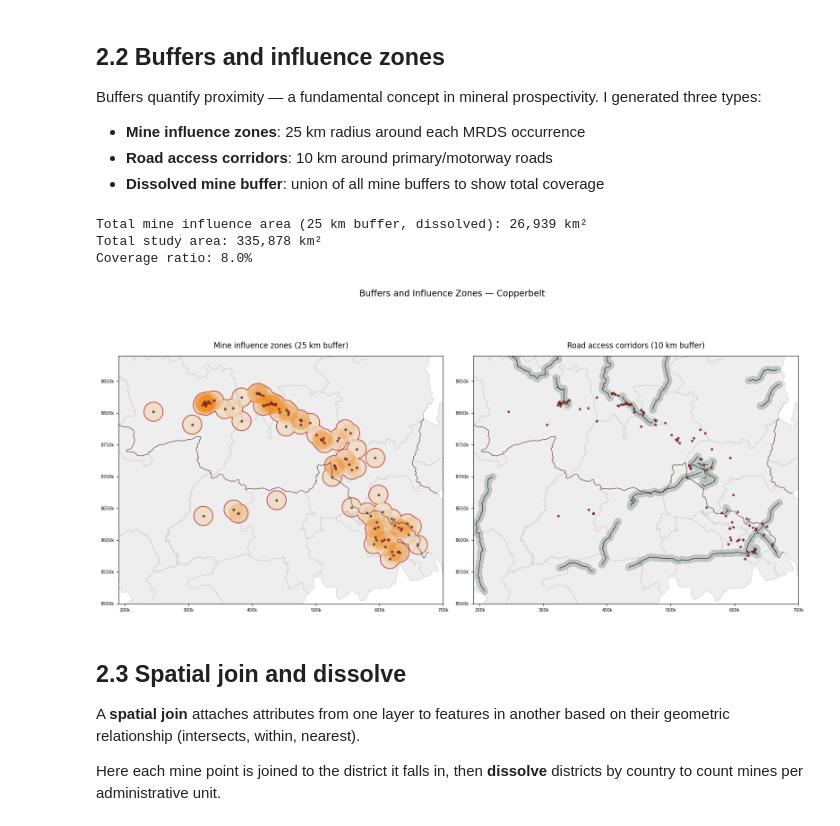
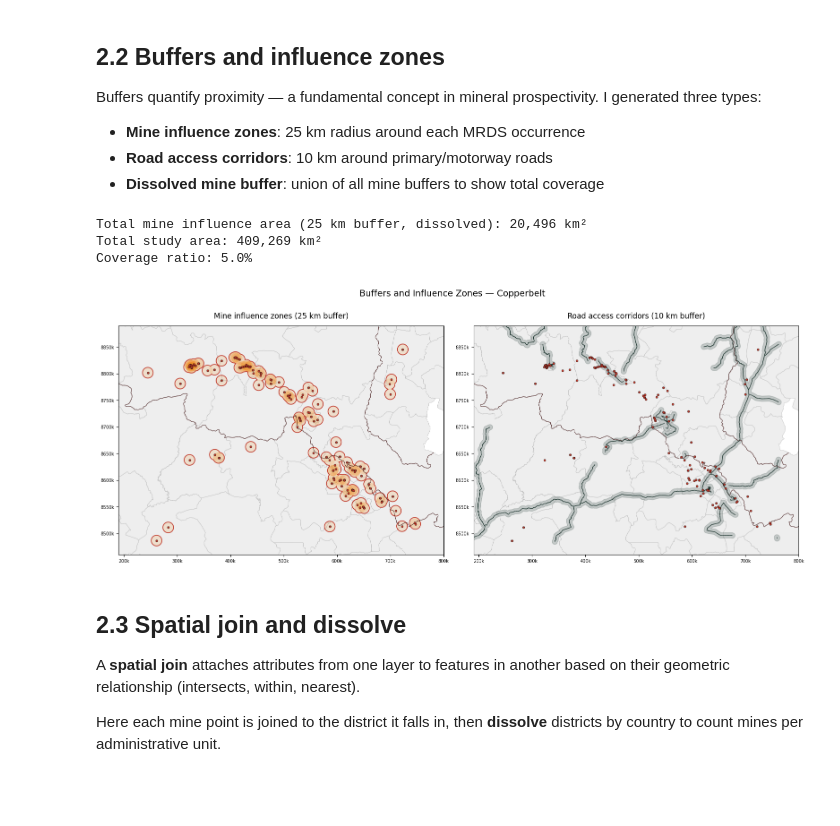
Before and after one commit to jlima-geol/spatial-history-cuco-mining, a Jupyter notebook: notebooks/ii.mining_core.ipynb, the cells around one changed output. Cells and saved outputs as stored; diff of their text form; code cells hidden in the pictures; blank space fills up the shorter version.

Commit message:
Update study area and remake outputs

```diff
--- a/notebooks/ii.mining_core.ipynb
+++ b/notebooks/ii.mining_core.ipynb
@@ -41,18 +40,24 @@ sys.path.append(str(PROJECT_ROOT / "src"))
 
 from obtain_remote_data import (
     COPPERBELT_BBOX,
+    CRS_PROJ,
+    CRS_GEO,
+    PROJECT_ROOT,
     DATA_RAW,
+    DATA_PROCESSED,
+    MAPS_OUT,
+    FIGURES_OUT,
     load_full_copperbelt_admin,
     load_mrds,
     load_overture_data,
     load_srtm,
 )
 
-MAPS_OUT = PROJECT_ROOT / "outputs" / "maps" / "mining_core"
-MAPS_OUT.mkdir(parents=True, exist_ok=True)
+MAPS_OUT = MAPS_OUT / "mining_core"
+FIGURES_OUT = FIGURES_OUT / "mining_core"
 
-DATA_PROCESSED = PROJECT_ROOT / "outputs" / "processed"
-DATA_PROCESSED.mkdir(parents=True, exist_ok=True)
+for _d in (DATA_RAW, DATA_PROCESSED, MAPS_OUT, FIGURES_OUT):
+    _d.mkdir(parents=True, exist_ok=True)
 # %% [markdown]
 ### Load raw data
 # %%
@@ -106,18 +111,16 @@ Key concepts:
 - The CRS must be consistent across all layers before any spatial operation
 - The original WGS84 layers are kept for plotting; projected layers are used only for analysis
 # %%
-TARGET_CRS = "EPSG:32735"  # UTM zone 35S — metres
+mrds_utm      = mrds.to_crs(CRS_PROJ)
+districts_utm = districts.to_crs(CRS_PROJ)
+countries_utm = countries.to_crs(CRS_PROJ)
+roads_utm     = roads.to_crs(CRS_PROJ)
+water_utm     = water.to_crs(CRS_PROJ)
+infra_utm     = infrastructure.to_crs(CRS_PROJ)
 
-mrds_utm      = mrds.to_crs(TARGET_CRS)
-districts_utm = districts.to_crs(TARGET_CRS)
-countries_utm = countries.to_crs(TARGET_CRS)
-roads_utm     = roads.to_crs(TARGET_CRS)
-water_utm     = water.to_crs(TARGET_CRS)
-infra_utm     = infrastructure.to_crs(TARGET_CRS)
-
-bbox_poly = gpd.GeoSeries([box(*COPPERBELT_BBOX)], crs="EPSG:4326").to_crs(TARGET_CRS)
+bbox_poly = gpd.GeoSeries([box(*COPPERBELT_BBOX)], crs=CRS_GEO).to_crs(CRS_PROJ)
 #print(bbox_poly.total_bounds)
-xmin, ymin, xmax, ymax = [190000, 8500000, 700000, 8890000]  # manually adjusted to better fit the study area and exclude outliers
+xmin, ymin, xmax, ymax = [190000, 8460000, 800000, 8890000]  # manually adjusted to better fit the study area and exclude outliers
 
 print("CRS check:")
 print(f"  mrds_utm      → {mrds_utm.crs}")
@@ -149,7 +152,7 @@ Buffers quantify proximity — a fundamental concept in mineral prospectivity. I
 - **Dissolved mine buffer**: union of all mine buffers to show total coverage
 # %%
 # --- Mine influence zones (15 km)
-MINE_BUFFER_KM = 15_000   # metres
+MINE_BUFFER_KM = 10_000   # metres
 
 mine_buffers = mrds_utm.copy()
 mine_buffers["geometry"] = mrds_utm.buffer(MINE_BUFFER_KM)
@@ -170,15 +173,15 @@ print(f"Total mine influence area (25 km buffer, dissolved): {mine_coverage_km2:
 print(f"Total study area: {study_area.area/1e6:,.0f} km²")
 print(f"Coverage ratio: {mine_coverage_km2 / (study_area.area/1e6):.1%}")
 # %% [output]
-Total mine influence area (25 km buffer, dissolved): 26,939 km²
-Total study area: 335,878 km²
-Coverage ratio: 8.0%
+Total mine influence area (25 km buffer, dissolved): 20,496 km²
+Total study area: 409,269 km²
+Coverage ratio: 5.0%
 # %%
 fig, axes = plt.subplots(1, 2, figsize=(16, 8))
 
 for ax in axes:
     districts_utm.plot(ax=ax, color="#eeeeee", edgecolor="#bcbcbc", linewidth=0.5)
-    gpd.GeoSeries([boundary], crs="EPSG:4326").to_crs(TARGET_CRS).plot(
+    gpd.GeoSeries([boundary], crs="EPSG:4326").to_crs(CRS_PROJ).plot(
         ax=ax, color="#3B0B0B", linewidth=0.7, linestyle="--"
     )
 
@@ -191,35 +194,35 @@ mine_buffer_dissolved.plot(
 )
 mrds_utm.plot(
     ax=axes[0], color="#c0392b", markersize=12, edgecolor="black", linewidth=0.4, zorder=5
 )
 axes[0].set_title("Mine influence zones (25 km buffer)", fontsize=12, pad=12)
 
 # Right: road access corridors
 road_buffer_dissolved.plot(
     ax=axes[1], color="#1A322C", alpha=0.2, edgecolor="#1A322C", linewidth=1
 )
 roads_utm.plot(ax=axes[1], color="#1A322C", linewidth=1, zorder=4)
 mrds_utm.plot(
     ax=axes[1], color="#c0392b", markersize=12, edgecolor="black", linewidth=0.4, zorder=5,
     label="Mine locations"
 )
 axes[1].set_title("Road access corridors (10 km buffer)", fontsize=12, pad=12)
 
 for ax in axes:
     ax.axis("on")
     ax.tick_params(labelsize=7)
     ax.set_xlim(xmin, xmax)
     ax.set_ylim(ymin, ymax)
     # Format axis labels as km
     ax.xaxis.set_major_formatter(plt.FuncFormatter(lambda v, _: f"{v/1000:.0f}k"))
     ax.yaxis.set_major_formatter(plt.FuncFormatter(lambda v, _: f"{v/1000:.0f}k"))
 
-plt.suptitle("Buffers and Influence Zones — Copperbelt", fontsize=14, y=1.01)
+plt.suptitle("Buffers and Influence Zones — Copperbelt", fontsize=14, y=0.9)
 plt.tight_layout()
 plt.savefig(MAPS_OUT / "buffers.png", dpi=300, bbox_inches="tight")
 plt.show()
 # %% [output]
-[figure, old version]
+[figure, new version]
 # %% [markdown]
 ## 2.3 Spatial join and dissolve
 
```
Also changed, not shown: parts of 17 cells of this notebook, 31 other files.
